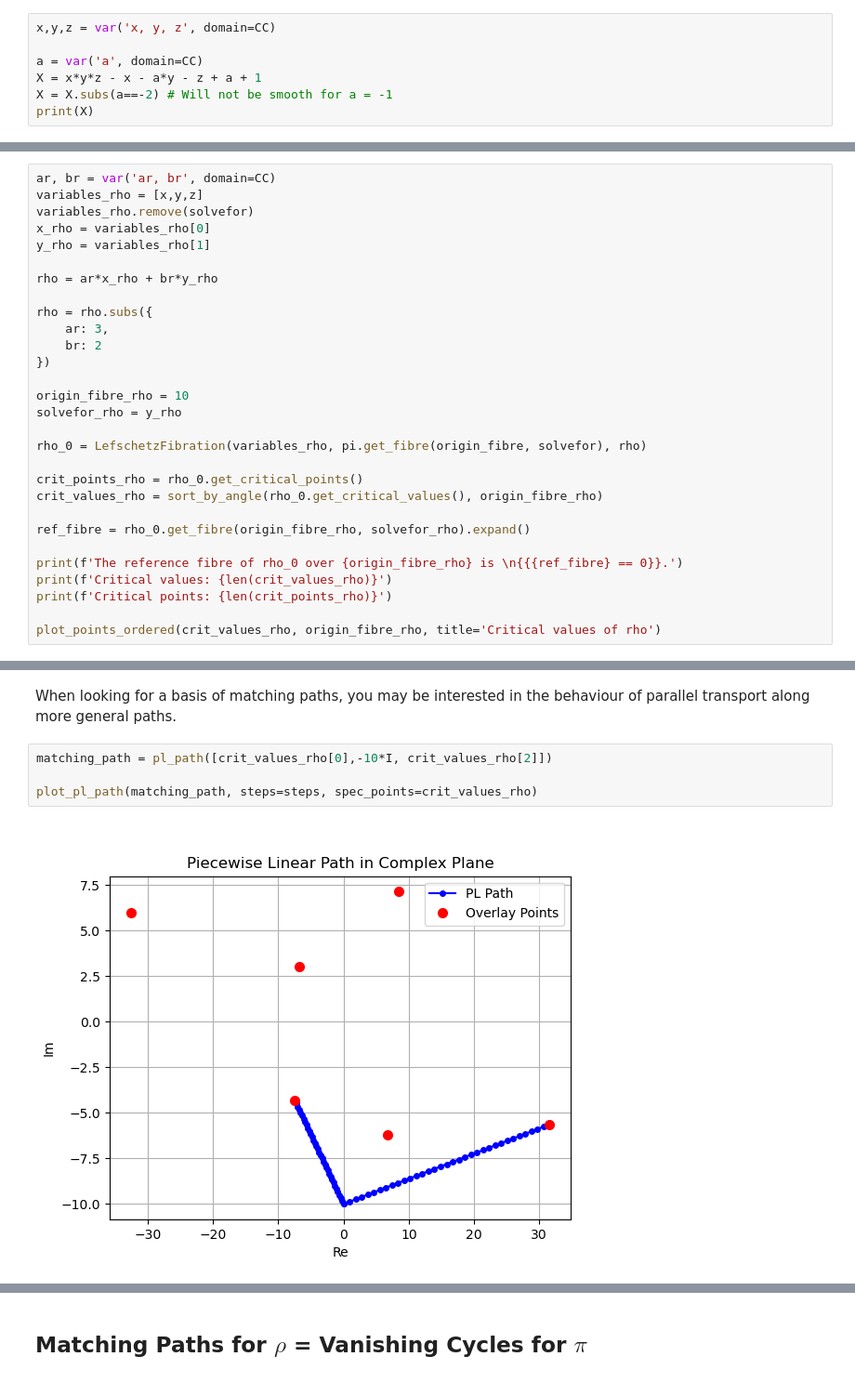
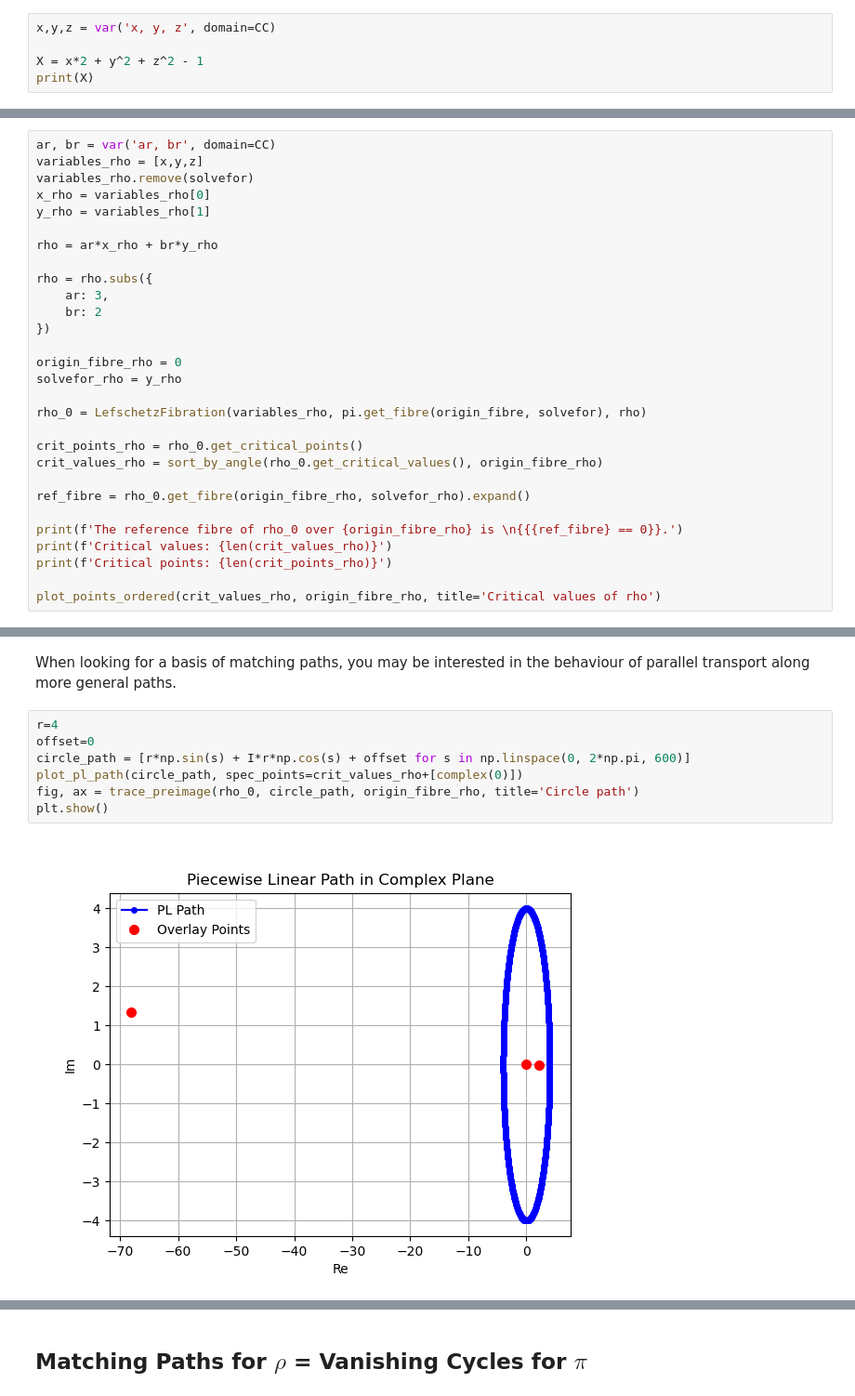
Before and after one commit to ViveLeFrance/AffineHandlebodies, a Jupyter notebook: model.ipynb, the cells around one changed output, grey strips where cells are left out. Shown at 93% size. Cells and saved outputs as stored; diff of their text form.

```diff
--- a/model.ipynb
+++ b/model.ipynb
@@ -19,8 +15,6 @@ Define the affine variety you wish to study below.
 # %%
 x,y,z = var('x, y, z', domain=CC)
 
-a = var('a', domain=CC)
-X = x*y*z - x - a*y - z + a + 1
-X = X.subs(a==-2) # Will not be smooth for a = -1
+X = x*2 + y^2 + z^2 - 1
 print(X)
 # %% [output]
@@ -171,7 +160,7 @@ rho = rho.subs({
     br: 2
 })
 
-origin_fibre_rho = 10
+origin_fibre_rho = 0
 solvefor_rho = y_rho
 
 rho_0 = LefschetzFibration(variables_rho, pi.get_fibre(origin_fibre, solvefor), rho)
@@ -292,8 +223,11 @@ for (index, point) in enumerate(crit_values_rho):
 # %% [markdown]
 When looking for a basis of matching paths, you may be interested in the behaviour of parallel transport along more general paths.
 # %%
-matching_path = pl_path([crit_values_rho[0],-10*I, crit_values_rho[2]])
-
-plot_pl_path(matching_path, steps=steps, spec_points=crit_values_rho)
+r=4
+offset=0
+circle_path = [r*np.sin(s) + I*r*np.cos(s) + offset for s in np.linspace(0, 2*np.pi, 600)]
+plot_pl_path(circle_path, spec_points=crit_values_rho+[complex(0)])
+fig, ax = trace_preimage(rho_0, circle_path, origin_fibre_rho, title='Circle path')
+plt.show()
 # %% [output]
-[figure, old version]
+[figure, new version]
```
Also changed, not shown: parts of 14 cells of this notebook, 11 other files.
